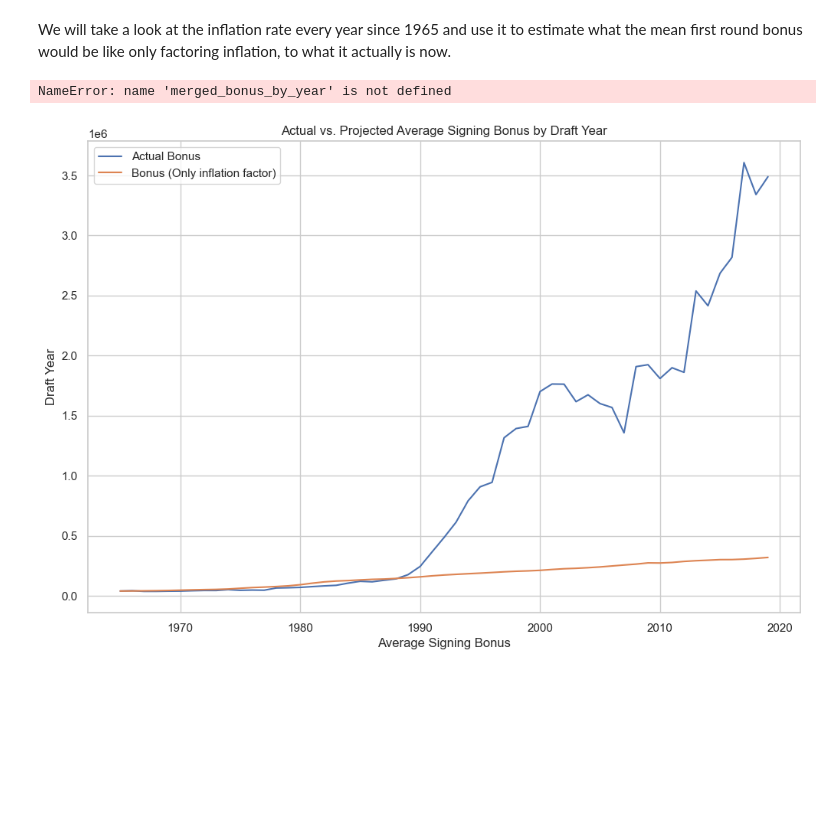
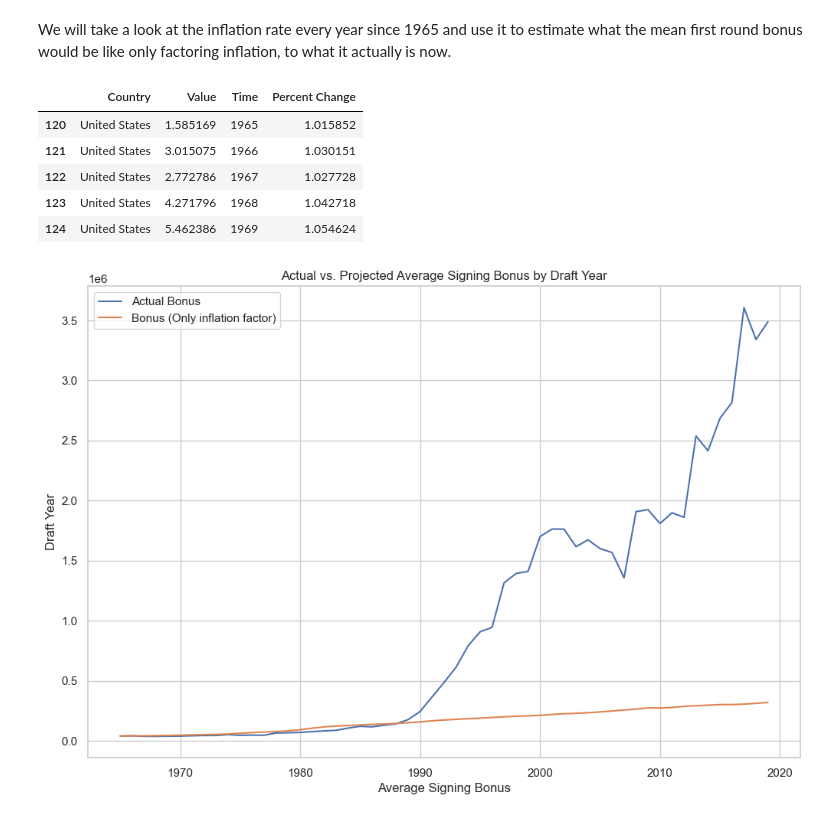
Before and after one commit to ColeHannum/MLB-Draft-EDA, a Jupyter notebook: MLB_Draft_EDA.ipynb, the cells around one changed output. Saved outputs shown, nothing was run; the diff lists cells and outputs as text; code cells hidden in the pictures; blank space fills up the shorter version.

```diff
--- a/MLB_Draft_EDA.ipynb
+++ b/MLB_Draft_EDA.ipynb
@@ -719,15 +719,19 @@ We will take a look at the inflation rate every year since 1965 and use it to es
 # %%
 # Load dataframe of the consumer price index
 CPI = pd.read_csv('PRICES_CPI.csv')
 CPI = CPI[(CPI['Time'] >= 1965) & (CPI['Time'] <= 2019)] #Get correct dates
 CPI_US  = CPI[CPI['Country'] == 'United States'] #Get correct country
 CPI_US = CPI_US[['Country','Value','Time']]
 CPI_US['Percent Change'] = 1 + (CPI_US['Value'] / 100) # Calculate the rate of change used to compute the estimated mean bonus for the first round of the draft
 
 CPI_US.head()
-merged_bonus_by_year.head()
 # %% [output]
-NameError: name 'merged_bonus_by_year' is not defined
+|  | Country | Value | Time | Percent Change |
+| 120 | United States | 1.585169 | 1965 | 1.015852 |
+| 121 | United States | 3.015075 | 1966 | 1.030151 |
+| 122 | United States | 2.772786 | 1967 | 1.027728 |
+| 123 | United States | 4.271796 | 1968 | 1.042718 |
+| 124 | United States | 5.462386 | 1969 | 1.054624 |
 # %%
 merged_bonus_by_year = pd.merge(bonus_by_year_first, CPI_US[['Time', 'Percent Change']], how = 'inner', left_on = 'DraftYear', right_on = 'Time')
 merged_bonus_by_year # Merge the dataframes together in order to create a new column that calculates the inflated bonus
```
Also changed, not shown: 2 other files.
